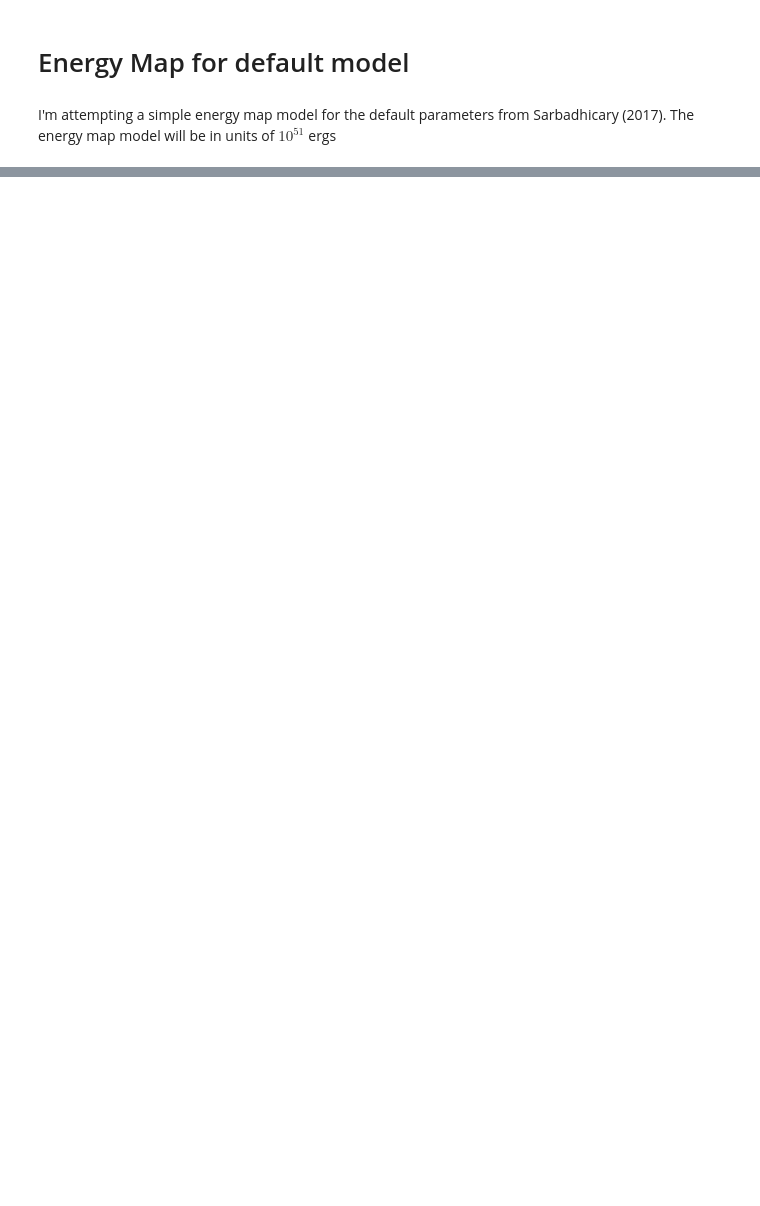
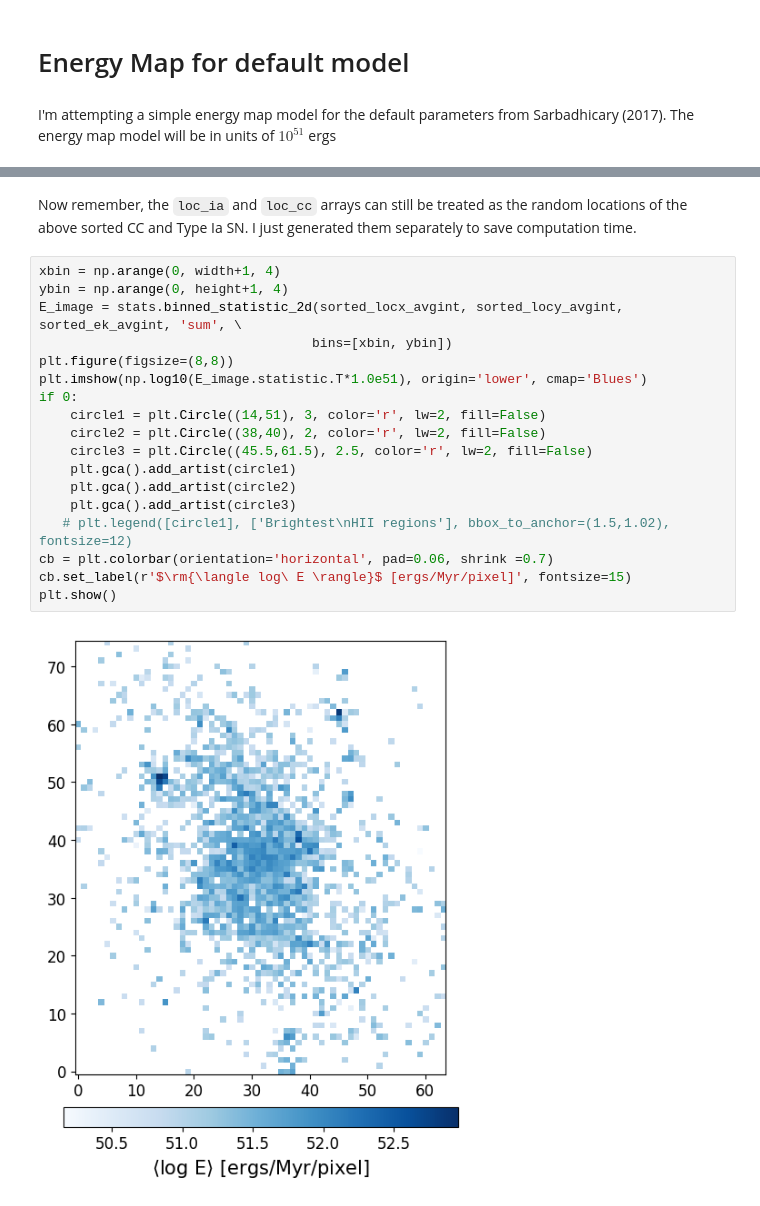
Before and after one commit to sks67/Feedback_CodeRepo, a Jupyter notebook: FeedbackMap.ipynb, the cells around one changed output, grey strips where cells are left out. Cells and saved outputs as stored; diff of their text form; blank space fills up the shorter version.

```diff
--- a/FeedbackMap.ipynb
+++ b/FeedbackMap.ipynb
@@ -37,0 +170,22 @@ print np.amin(locx), np. amax(locx)
+# %% [markdown]
+Now remember, the `loc_ia` and `loc_cc` arrays can still be treated as the random locations of the above sorted CC and Type Ia SN. I just generated them separately to save computation time.
+# %%
+xbin = np.arange(0, width+1, 4)
+ybin = np.arange(0, height+1, 4)
+E_image = stats.binned_statistic_2d(sorted_locx_avgint, sorted_locy_avgint, sorted_ek_avgint, 'sum', \
+                                   bins=[xbin, ybin])
+plt.figure(figsize=(8,8))
+plt.imshow(np.log10(E_image.statistic.T*1.0e51), origin='lower', cmap='Blues')
+if 0:
+    circle1 = plt.Circle((14,51), 3, color='r', lw=2, fill=False)
+    circle2 = plt.Circle((38,40), 2, color='r', lw=2, fill=False)
+    circle3 = plt.Circle((45.5,61.5), 2.5, color='r', lw=2, fill=False)
+    plt.gca().add_artist(circle1)
+    plt.gca().add_artist(circle2)
+    plt.gca().add_artist(circle3)
+   # plt.legend([circle1], ['Brightest\nHII regions'], bbox_to_anchor=(1.5,1.02), fontsize=12)
+cb = plt.colorbar(orientation='horizontal', pad=0.06, shrink =0.7)
+cb.set_label(r'$\rm{\langle log\ E \rangle}$ [ergs/Myr/pixel]', fontsize=15)
+plt.show()
+# %% [output]
+[figure, added]
```
Also changed, not shown: parts of 41 cells of this notebook, 3 other files.
